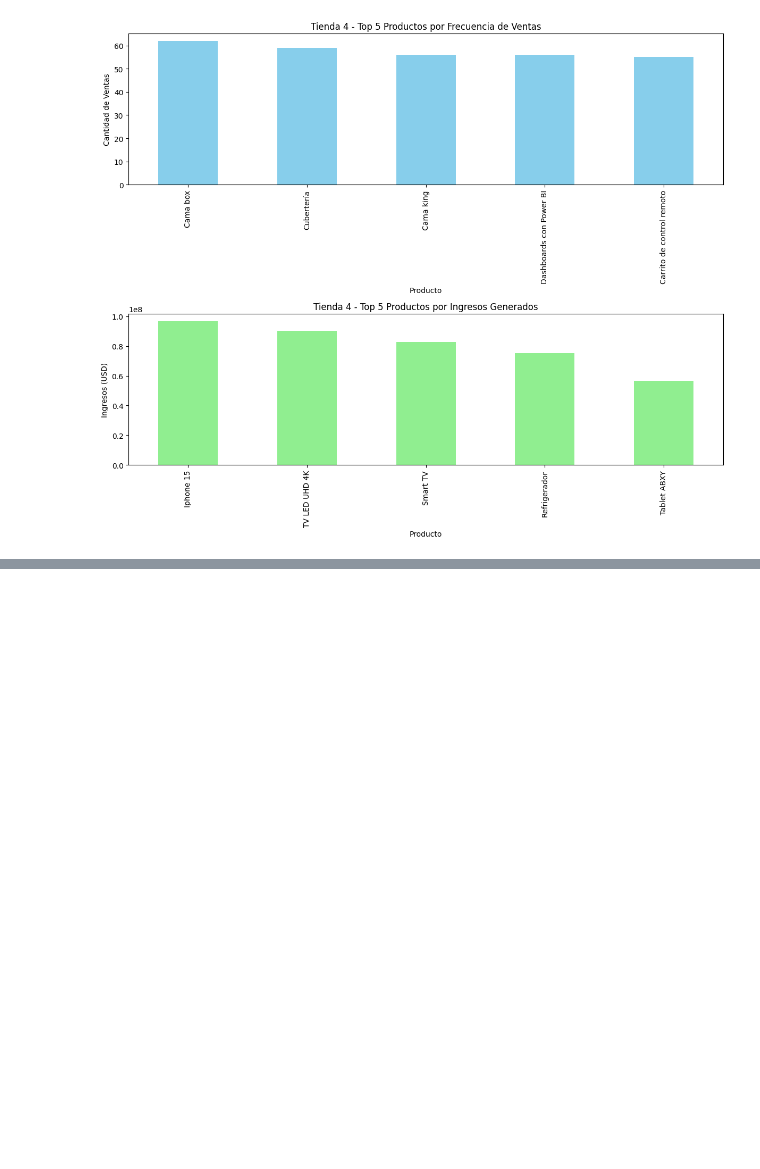
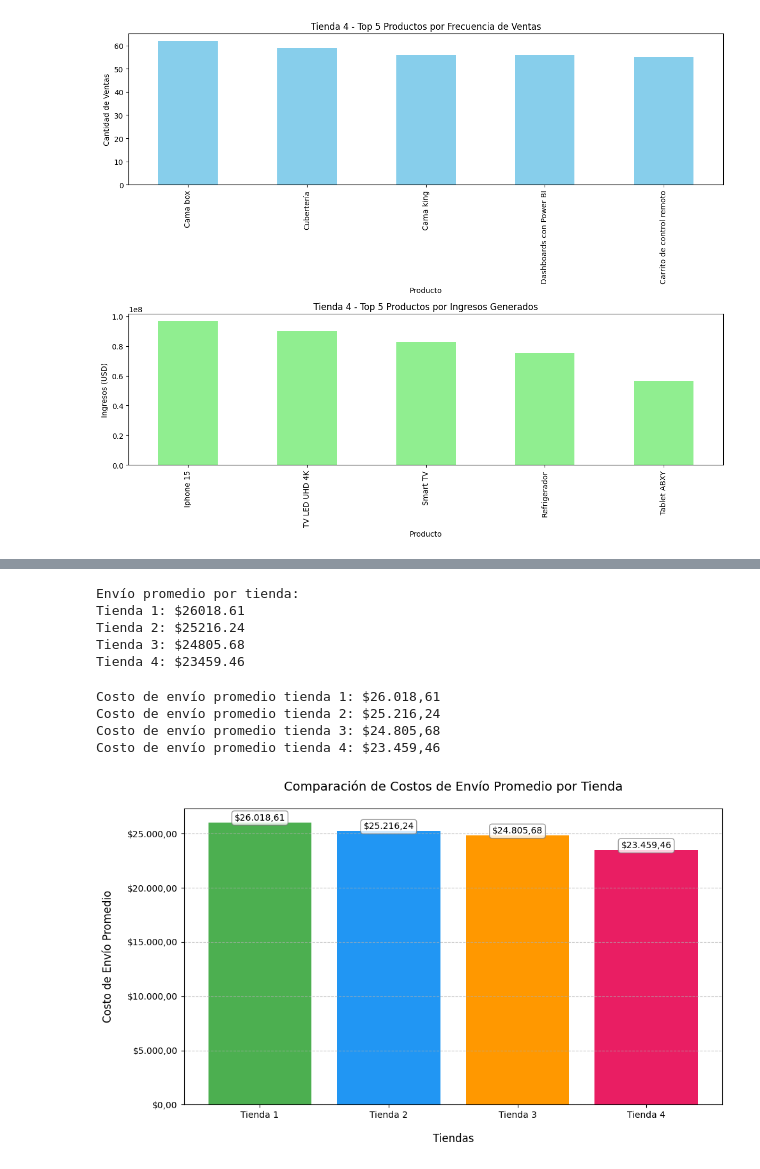
Before and after one commit to PakoAraya/alura-store, a Jupyter notebook: AluraStoreLatam.ipynb, the cells around one changed output, grey strips where cells are left out. Drawn from its saved outputs; the diff is of its cells as text; code cells hidden in the pictures; blank space fills up the shorter version.

Commit message:
Se evaluan los promedios de envios por tienda

```diff
--- a/AluraStoreLatam.ipynb
+++ b/AluraStoreLatam.ipynb
@@ -868,0 +891,71 @@ Top 5 por ingresos generados:
+# %%
+# Asegurar que el costo de envío es numérico
+df_total['Costo de envío'] = df_total['Costo de envío'].astype(float)
+
+# Agrupar por tienda y calcular el promedio del costo de envío
+envio_promedio = df_total.groupby('Tienda')['Costo de envío'].mean()
+
+# Mostrar resultados
+print("\nEnvío promedio por tienda:")
+for tienda, promedio in envio_promedio.items():
+    print(f"{tienda}: ${promedio:.2f}")
+# %% [output]
+Envío promedio por tienda:
+Tienda 1: $26018.61
+Tienda 2: $25216.24
+Tienda 3: $24805.68
+Tienda 4: $23459.46
+# %%
+# Calcular promedios con formato monetario
+def formato_monetario(valor):
+    return f"${valor:,.2f}".replace(",", "X").replace(".", ",").replace("X", ".")
+
+costo_envio_promedio_tienda1 = tienda1['Costo de envío'].mean()
+costo_envio_promedio_tienda2 = tienda2['Costo de envío'].mean()
+costo_envio_promedio_tienda3 = tienda3['Costo de envío'].mean()
+costo_envio_promedio_tienda4 = tienda4['Costo de envío'].mean()
+
+# Imprimir con formato
+print(f"Costo de envío promedio tienda 1: {formato_monetario(costo_envio_promedio_tienda1)}")
+print(f"Costo de envío promedio tienda 2: {formato_monetario(costo_envio_promedio_tienda2)}")
+print(f"Costo de envío promedio tienda 3: {formato_monetario(costo_envio_promedio_tienda3)}")
+print(f"Costo de envío promedio tienda 4: {formato_monetario(costo_envio_promedio_tienda4)}")
+
+# Datos para gráfica
+tiendas = ['Tienda 1', 'Tienda 2', 'Tienda 3', 'Tienda 4']
+costos_envio = [costo_envio_promedio_tienda1,
+                costo_envio_promedio_tienda2,
+                costo_envio_promedio_tienda3,
+                costo_envio_promedio_tienda4]
+
+# Configurar gráfica
+plt.figure(figsize=(10, 6))
+bars = plt.bar(tiendas, costos_envio, color=['#4CAF50', '#2196F3', '#FF9800', '#E91E63'])
+
+# Personalizar ejes
+plt.gca().yaxis.set_major_formatter(plt.FuncFormatter(lambda x, loc: formato_monetario(x)))
+plt.xlabel('Tiendas', fontsize=12, labelpad=15)
+plt.ylabel('Costo de Envío Promedio', fontsize=12, labelpad=15)
+plt.title('Comparación de Costos de Envío Promedio por Tienda', fontsize=14, pad=20)
+
+# Añadir valores en las barras
+for bar, costo in zip(bars, costos_envio):
+    height = bar.get_height()
+    plt.text(bar.get_x() + bar.get_width()/2., height,
+             formato_monetario(costo),
+             ha='center', va='bottom',
+             fontsize=10,
+             bbox=dict(facecolor='white', alpha=0.8, edgecolor='gray', boxstyle='round,pad=0.3'))
+
+# Mejorar estilo general
+plt.grid(axis='y', linestyle='--', alpha=0.7)
+plt.xticks(fontsize=10)
+plt.yticks(fontsize=10)
+plt.tight_layout()
+plt.show()
+# %% [output]
+Costo de envío promedio tienda 1: $26.018,61
+Costo de envío promedio tienda 2: $25.216,24
+Costo de envío promedio tienda 3: $24.805,68
+Costo de envío promedio tienda 4: $23.459,46
+[figure, added]
```
Also changed, not shown: parts of 5 cells of this notebook.
